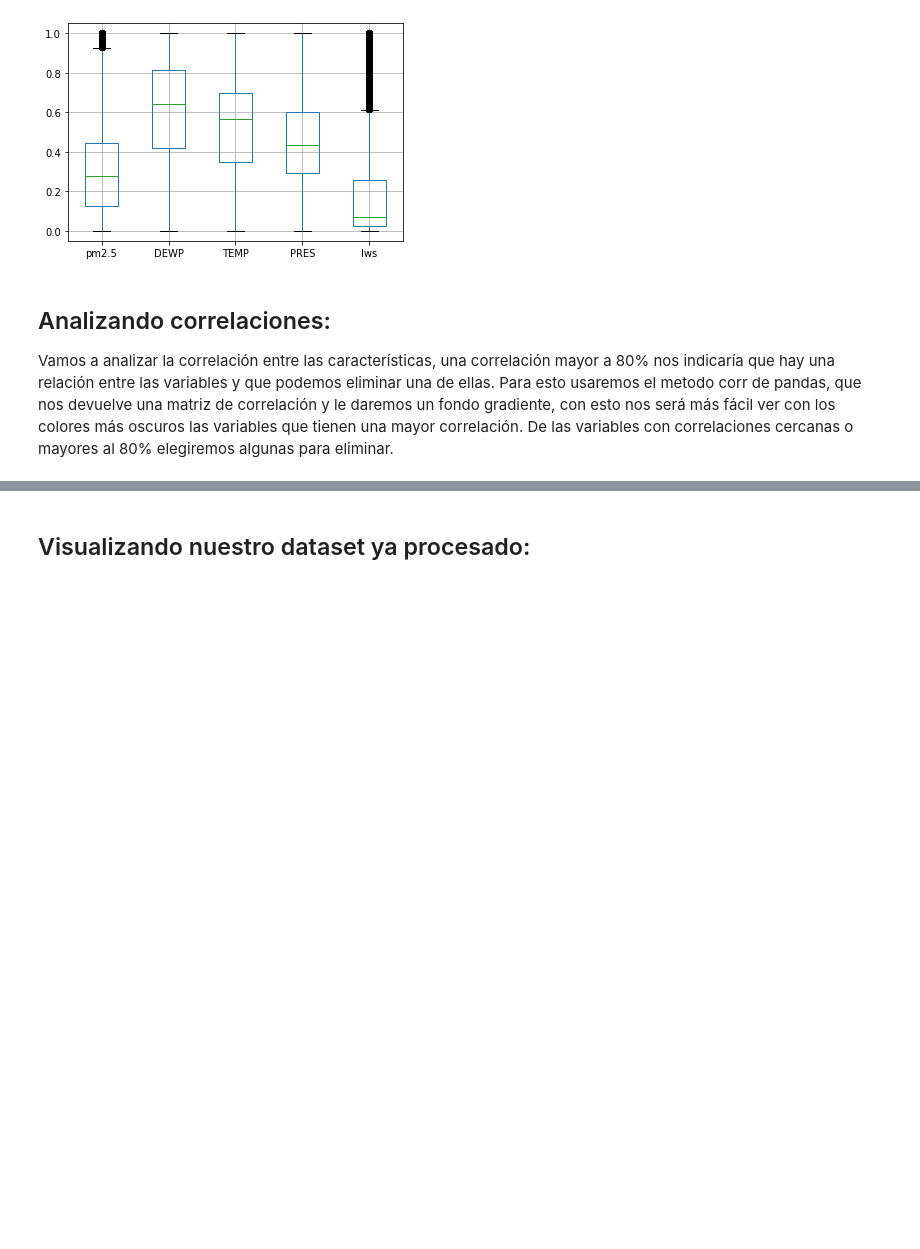
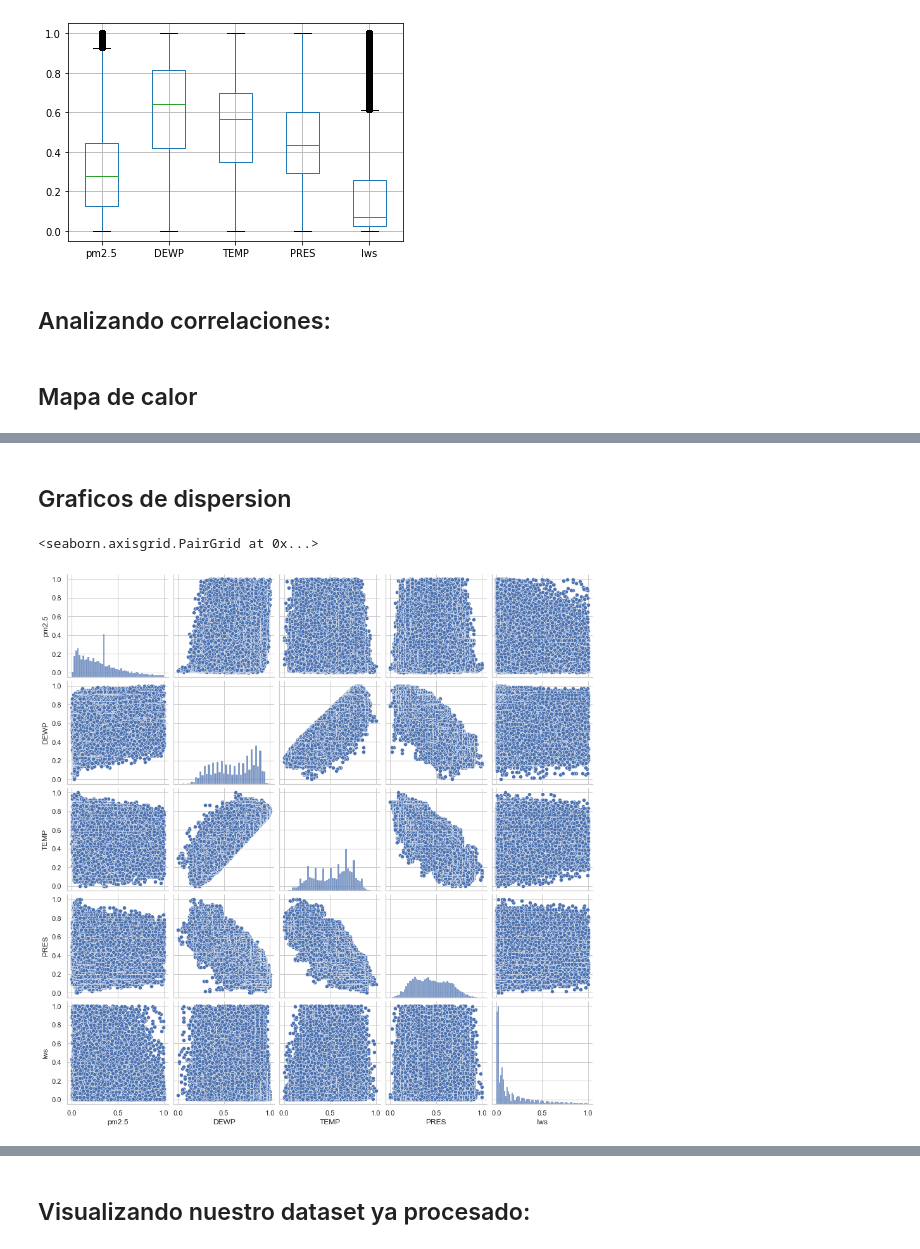
Before and after one commit to JuanDLCH/Machine-Learning-Python, a Jupyter notebook: polucion.ipynb, the cells around one changed output, grey strips where cells are left out. Cells and saved outputs as stored; diff of their text form; code cells hidden in the pictures; blank space fills up the shorter version.

```diff
--- a/polucion.ipynb
+++ b/polucion.ipynb
@@ -302,11 +301,10 @@ df_pol.boxplot(['pm2.5', 'DEWP', 'TEMP', 'PRES', 'Iws'])
 # %% [output]
 <AxesSubplot:>
 [figure]
-# %% [markdown]
-## Analizando correlaciones:
-
-Vamos a analizar la correlación entre las características, una correlación mayor a 80% nos indicaría que hay una relación entre las variables y que podemos eliminar una de ellas.
-Para esto usaremos el metodo corr de pandas, que nos devuelve una matriz de correlación y le daremos un fondo gradiente, con esto nos será más fácil ver con los colores más oscuros las variables que tienen una mayor correlación. De las variables con correlaciones cercanas o mayores al 80% elegiremos algunas para eliminar.
+# %% [markdown]
+## Analizando correlaciones:
+# %% [markdown]
+## Mapa de calor
 # %%
 corr = df_pol.corr()
 corr.style.background_gradient(cmap='coolwarm' , axis=None)
@@ -324,6 +322,14 @@ corr.style.background_gradient(cmap='coolwarm' , axis=None)
 | NW | -0.039875 | 0.024265 | -0.012030 | -0.171058 | -0.171131 | -0.230267 | -0.225427 | 0.168171 | 0.148948 | 1.000000 | -0.466701 | ... |
 | SE | 0.011890 | -0.065492 | 0.011433 | 0.252194 | 0.110058 | 0.219208 | 0.287598 | -0.215559 | 0.271229 | -0.466701 | 1.000000 | ... |
 | SW | 0.021724 | 0.057774 | 0.003812 | -0.055448 | 0.119432 | 0.046949 | -0.027354 | 0.002983 | -0.372191 | -0.334240 | -0.426630 | ... |
+# %% [markdown]
+## Graficos de dispersion
+# %%
+sns.set(style="whitegrid", context="notebook")
+sns.pairplot(df_pol[["pm2.5","DEWP","TEMP","PRES","Iws"]])
+# %% [output]
+<seaborn.axisgrid.PairGrid at 0x...>
+[figure, added]
 # %% [markdown]
 Podemos ver que hay relaciones bastante fuertes entre:
 - Temperatura y Presión Atmosférica
```
Also changed, not shown: parts of 20 cells of this notebook.
